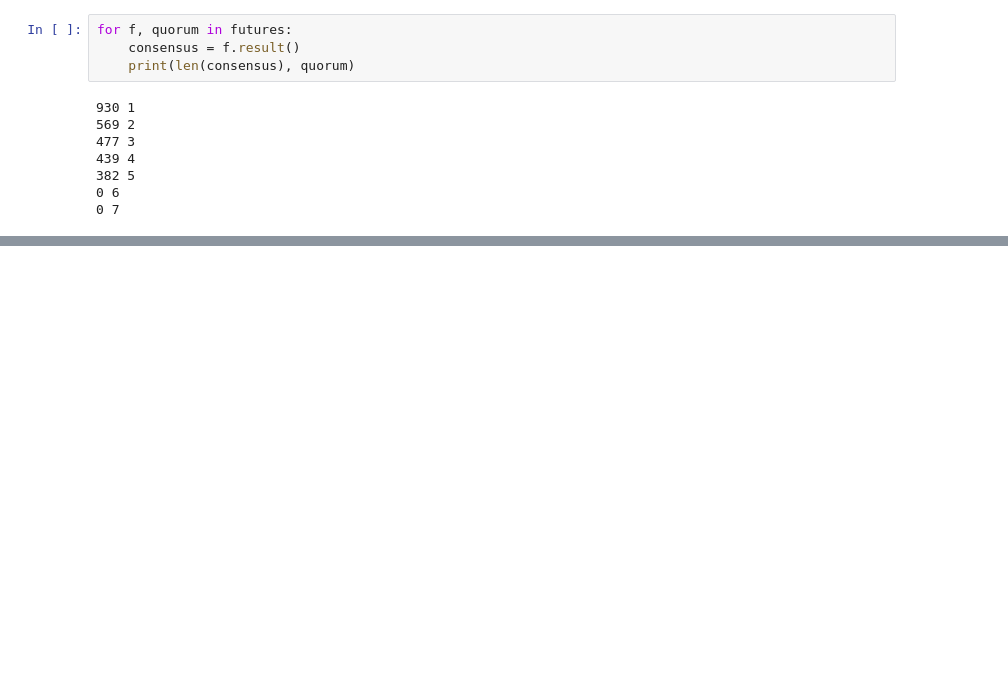
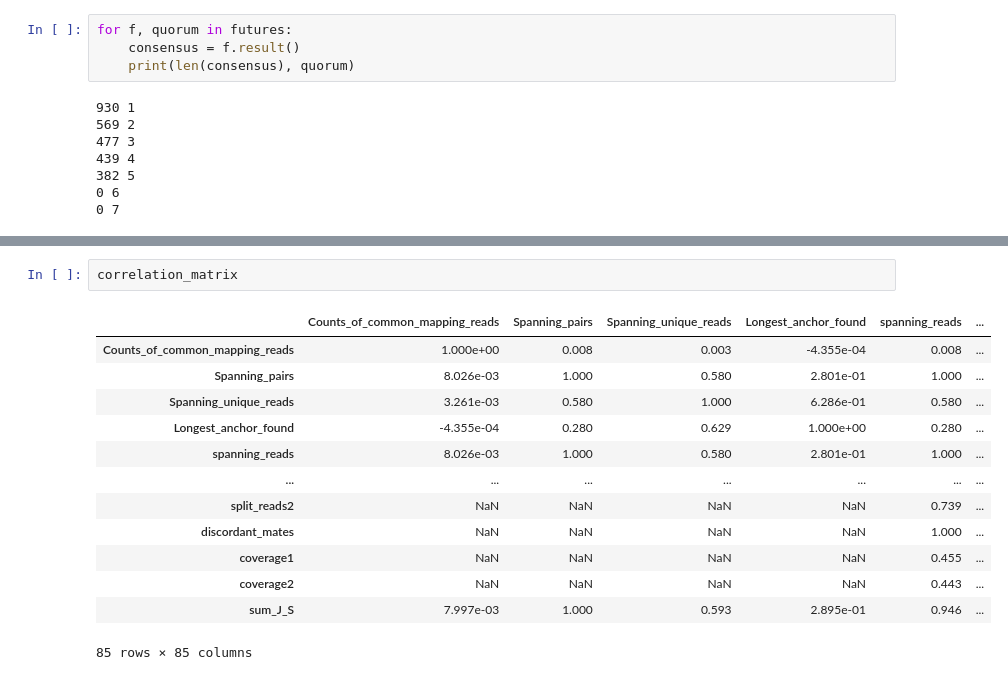
Before and after one commit to olopade-lab/fusion-ensembler, a Jupyter notebook: notebooks/polyfuse-50.ipynb, the cells around one changed output, grey strips where cells are left out. Saved outputs shown, nothing was run; the diff lists cells and outputs as text; blank space fills up the shorter version.

```diff
--- a/notebooks/polyfuse-50.ipynb
+++ b/notebooks/polyfuse-50.ipynb
@@ -512,0 +532,16 @@ len(cut_data.fusion.unique())
+# %%
+correlation_matrix
+# %% [output]
+|  | Counts_of_common_mapping_reads | Spanning_pairs | Spanning_unique_reads | Longest_anchor_found | spanning_reads | ... |
+| Counts_of_common_mapping_reads | 1.000e+00 | 0.008 | 0.003 | -4.355e-04 | 0.008 | ... |
+| Spanning_pairs | 8.026e-03 | 1.000 | 0.580 | 2.801e-01 | 1.000 | ... |
+| Spanning_unique_reads | 3.261e-03 | 0.580 | 1.000 | 6.286e-01 | 0.580 | ... |
+| Longest_anchor_found | -4.355e-04 | 0.280 | 0.629 | 1.000e+00 | 0.280 | ... |
+| spanning_reads | 8.026e-03 | 1.000 | 0.580 | 2.801e-01 | 1.000 | ... |
+| ... | ... | ... | ... | ... | ... | ... |
+| split_reads2 | NaN | NaN | NaN | NaN | 0.739 | ... |
+| discordant_mates | NaN | NaN | NaN | NaN | 1.000 | ... |
+| coverage1 | NaN | NaN | NaN | NaN | 0.455 | ... |
+| coverage2 | NaN | NaN | NaN | NaN | 0.443 | ... |
+| sum_J_S | 7.997e-03 | 1.000 | 0.593 | 2.895e-01 | 0.946 | ... |
+85 rows × 85 columns
```
Also changed, not shown: parts of 23 cells of this notebook, 1 other file.
